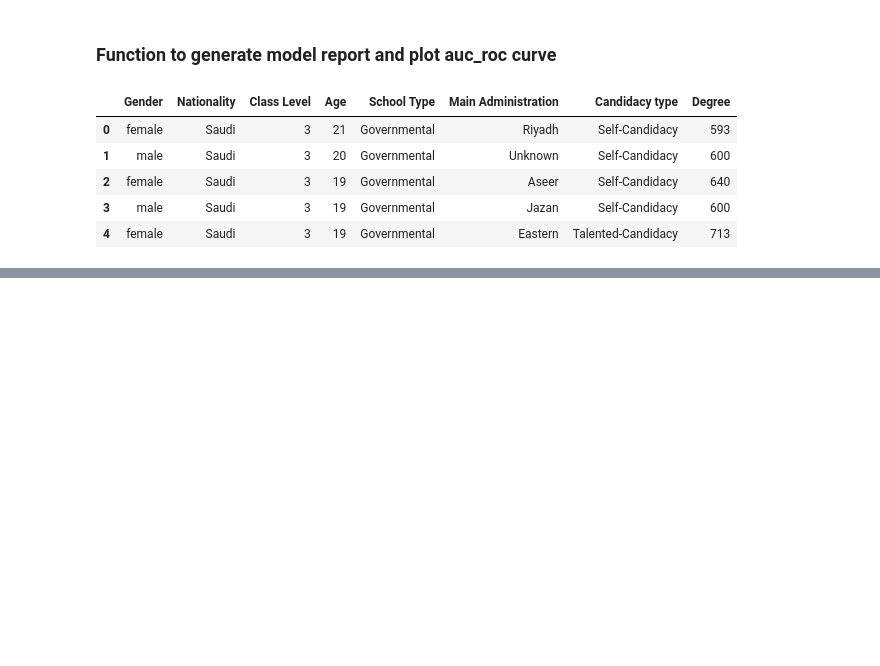
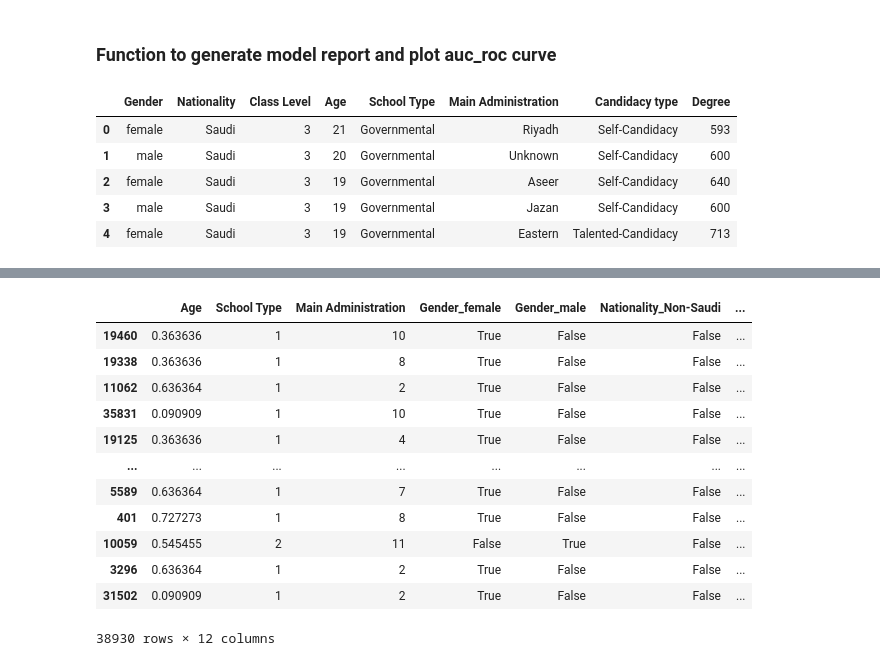
Before and after one commit to Wahaj-Raza/Cognitive-Environmental-Analysis, a Jupyter notebook: Cognitive Environmental Analysis Student Grade Prediction.ipynb, the cells around one changed output, grey strips where cells are left out. Saved outputs shown, nothing was run; the diff lists cells and outputs as text; code cells hidden in the pictures; blank space fills up the shorter version.

```diff
--- a/Cognitive Environmental Analysis Student Grade Prediction.ipynb
+++ b/Cognitive Environmental Analysis Student Grade Prediction.ipynb
@@ -163,0 +279,8 @@ df.head()
+# %%
+df = df.sample(frac = 1.0)
+# %%
+X = df.drop(['Pass/Fail'], axis = 1)
+y = df['Pass/Fail']
+# %%
+X = pd.get_dummies(X)
+X.head()
@@ -163,0 +294,4 @@ df.head()
+# %%
+from sklearn.preprocessing import MinMaxScaler, StandardScaler
+ss = MinMaxScaler(feature_range=(0,1))
+X['Age'] = ss.fit_transform(np.array(X['Age']).reshape(-1, 1))
@@ -163,0 +301,16 @@ df.head()
+# %%
+X
+# %% [output]
+|  | Age | School Type | Main Administration | Gender_female | Gender_male | Nationality_Non-Saudi | ... |
+| 19460 | 0.363636 | 1 | 10 | True | False | False | ... |
+| 19338 | 0.363636 | 1 | 8 | True | False | False | ... |
+| 11062 | 0.636364 | 1 | 2 | True | False | False | ... |
+| 35831 | 0.090909 | 1 | 10 | True | False | False | ... |
+| 19125 | 0.363636 | 1 | 4 | True | False | False | ... |
+| ... | ... | ... | ... | ... | ... | ... | ... |
+| 5589 | 0.636364 | 1 | 7 | True | False | False | ... |
+| 401 | 0.727273 | 1 | 8 | True | False | False | ... |
+| 10059 | 0.545455 | 2 | 11 | False | True | False | ... |
+| 3296 | 0.636364 | 1 | 2 | True | False | False | ... |
+| 31502 | 0.090909 | 1 | 2 | True | False | False | ... |
+38930 rows × 12 columns
```
Also changed, not shown: parts of 16 cells of this notebook, 1 other file.
